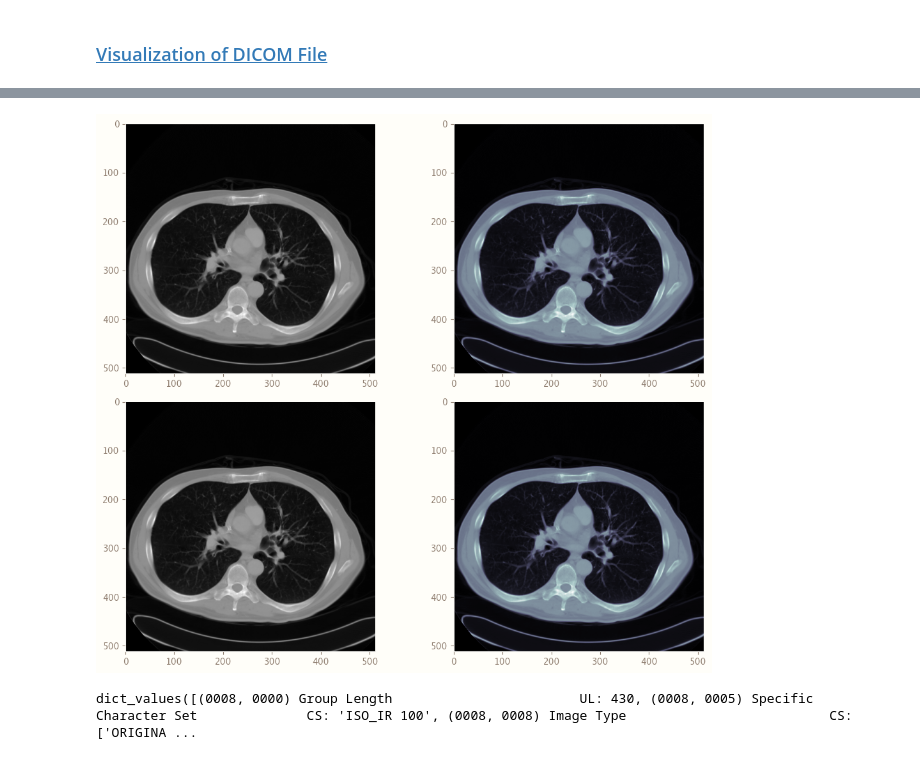
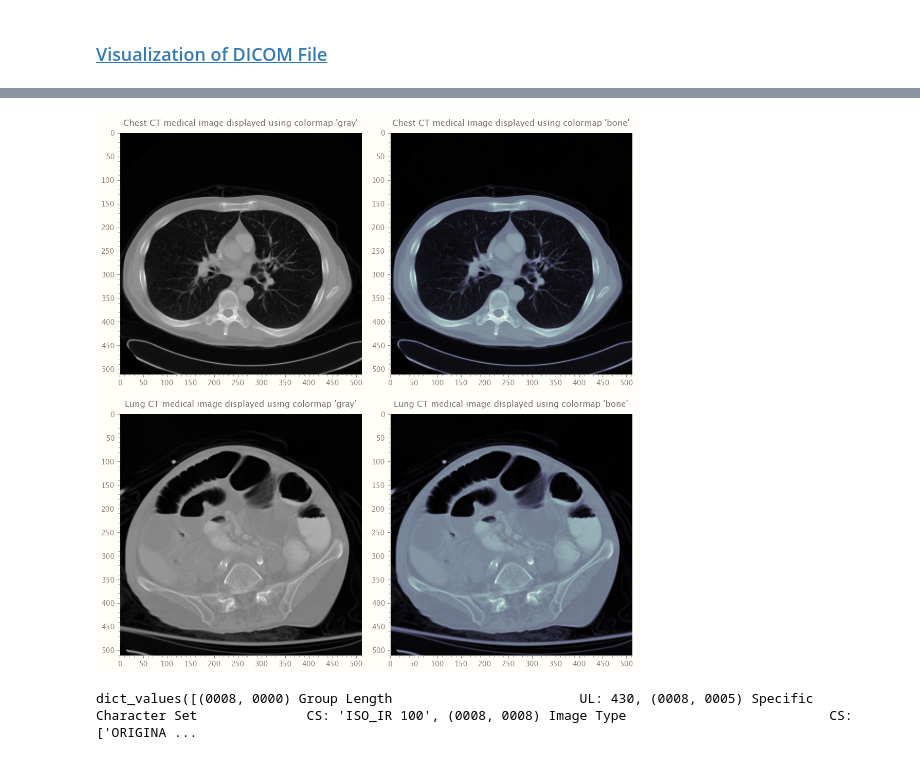
Before and after one commit to RaphaelZH/OpenCV_Program_EN, a Jupyter notebook: Deep Learning with PyTorch for Medical Image Analysis/Notebooks/3 - Data Formats in Medical Imaging.ipynb, the cells around one changed output, grey strips where cells are left out. Saved outputs shown, nothing was run; the diff lists cells and outputs as text; code cells hidden in the pictures.

```diff
--- a/Deep Learning with PyTorch for Medical Image Analysis/Notebooks/3 - Data Formats in Medical Imaging.ipynb
+++ b/Deep Learning with PyTorch for Medical Image Analysis/Notebooks/3 - Data Formats in Medical Imaging.ipynb
@@ -312,92 +333,75 @@ def get_image_plane(dicom_file):
     else:
         "Unknown"
 # %%
-
-
-def image_display(image, ax, title, cmap):
-    # Data can be displayed as an image using `imshow`, but only on a 2D regular raster,
-    # so it needs to be reshaped into a 2D array
-    ax.imshow(image, cmap)
-    ax.grid(False)
-    ax.set_title(title, loc="center", pad=10)
-    # ticks = list(range(0, 28, 10))
-    # ax.set(xticks=ticks, xticklabels=ticks, yticks=ticks, yticklabels=ticks)
-    ax.set_xlim(left=0)
-    ax.set_ylim(top=0)
-    # ax.minorticks_on()
-    return ax
-
-
-
-
-
 def anatomical_orientation_markers(dicom_file, ax, cmap):
     cmap_color = mpl.colormaps[cmap]
     rgba_color = cmap_color(0.9)
     return rgba_color
 
 
-
 def DICOM_image_display(dicom_file, ax, title, cmap):
-    # Data can be displayed as an image using `imshow`, but only on a 2D regular raster,
-    # so it needs to be reshaped into a 2D array
     ax.imshow(dicom_file.pixel_array, cmap)
     ax.grid(False)
     ax.set_title(title, loc="center", pad=10)
-    # ticks = list(range(0, 28, 10))
-    # ax.set(xticks=ticks, xticklabels=ticks, yticks=ticks, yticklabels=ticks)
+    x_ticks = list(range(0, dicom_file.Columns, 50))
+    y_ticks = list(range(0, dicom_file.Rows, 50))
+    ax.set(xticks=x_ticks, xticklabels=x_ticks, yticks=y_ticks, yticklabels=y_ticks)
     ax.set_xlim(left=0)
     ax.set_ylim(top=0)
-    # ax.minorticks_on()
+    ax.minorticks_on()
     return ax
 
 
-plt.rcParams["figure.figsize"] = (figure_size[0] / 3 * 2, figure_size[1])
+plt.rcParams["figure.figsize"] = (figure_size[0] / 3 * 2, figure_size[1] / 4 * 5)
 
 # random_selector = np.random.choice(range(len(train_data)), 4)
 
 fig, axs = plt.subplots(nrows=2, ncols=2)
 
-image_display(
-    ct,
-    axs[0, 0],
-    "",
-    cmap="gray",
-)
-
-image_display(
-    ct,
-    axs[0, 1],
-    "",
-    cmap="bone",
-)
-
 DICOM_image_display(
     dicom_file,
-    axs[1, 0],
-    "",
+    axs[0, 0],
+    f"{dicom_file.BodyPartExamined.capitalize()} CT medical image displayed using "
+    "colormap 'gray'",
     cmap="gray",
 )
 
 DICOM_image_display(
     dicom_file,
+    axs[0, 1],
+    f"{dicom_file.BodyPartExamined.capitalize()} CT medical image displayed using "
+    "colormap 'bone'",
+    cmap="bone",
+)
+
+DICOM_image_display(
+    random_dicom_file,
+    axs[1, 0],
+    f"{random_dicom_file.BodyPartExamined.capitalize()} CT medical image displayed using "
+    "colormap 'gray'",
+    cmap="gray",
+)
+
+DICOM_image_display(
+    random_dicom_file,
     axs[1, 1],
-    "",
+    f"{random_dicom_file.BodyPartExamined.capitalize()} CT medical image displayed using "
+    "colormap 'bone'",
     cmap="bone",
 )
 
 
 fig.suptitle(
     "",
     fontsize="x-large",
     x=0.5,
     y=0,
 )
 
 plt.tight_layout()
 plt.show()
 # %% [output]
-[figure, old version]
+[figure, new version]
 # %%
 dicom_file.keys()
 dicom_file.values()
```
Also changed, not shown: parts of 5 cells of this notebook.
